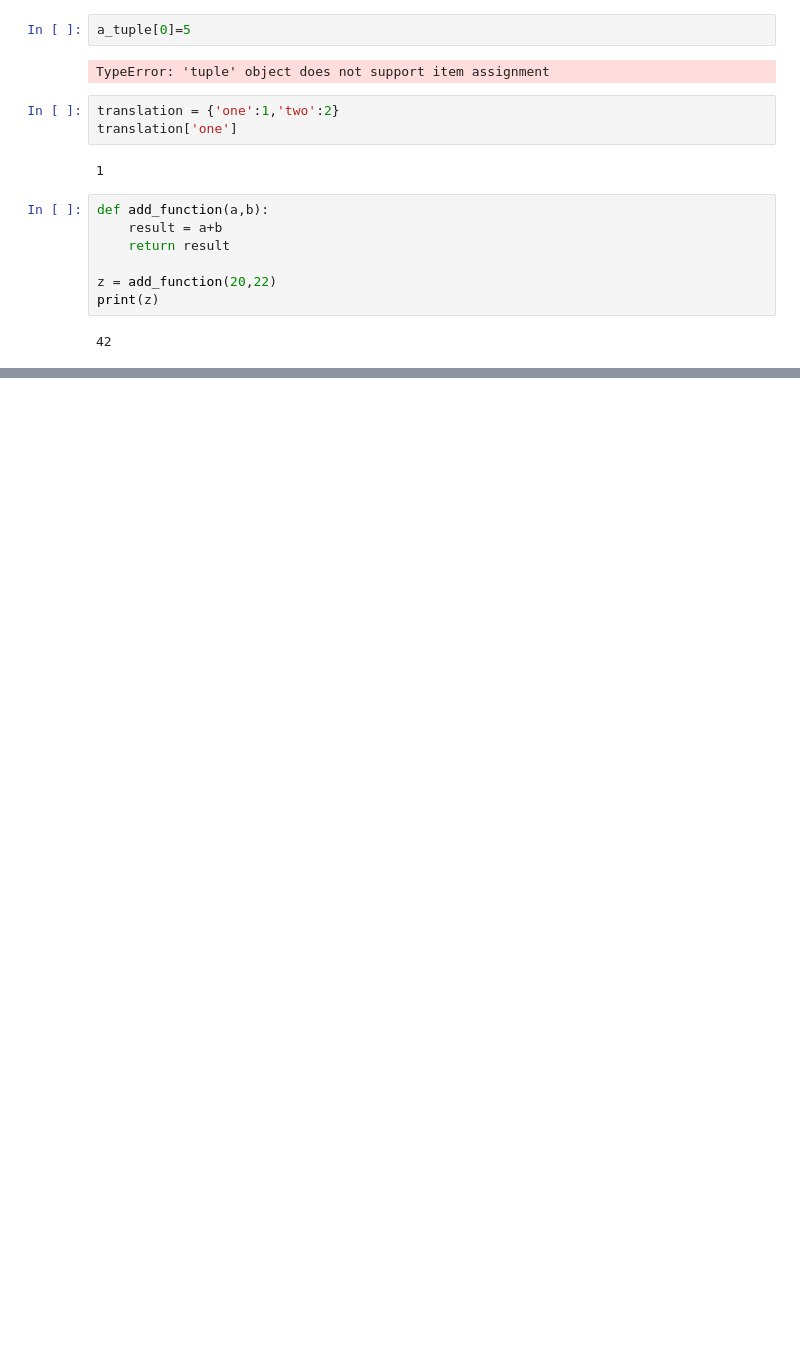
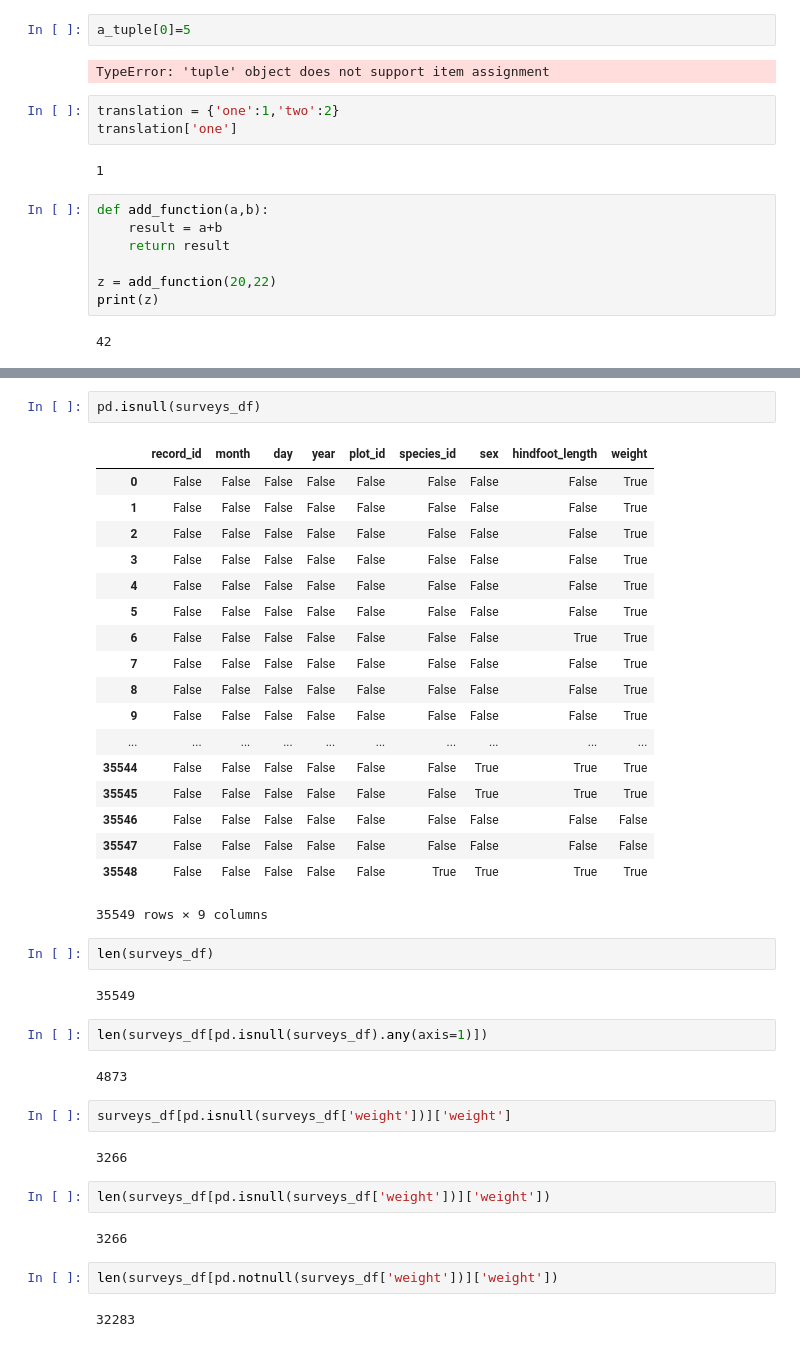
Before and after one commit to tmorrell/carpentry_plotting_demo, a Jupyter notebook: Notebook.ipynb, the cells around one changed output, grey strips where cells are left out. Drawn from its saved outputs; the diff is of its cells as text; blank space fills up the shorter version.

```diff
--- a/Notebook.ipynb
+++ b/Notebook.ipynb
@@ -101,0 +234,41 @@ print(z)
+# %%
+pd.isnull(surveys_df)
+# %% [output]
+|  | record_id | month | day | year | plot_id | species_id | sex | hindfoot_length | weight |
+| 0 | False | False | False | False | False | False | False | False | True |
+| 1 | False | False | False | False | False | False | False | False | True |
+| 2 | False | False | False | False | False | False | False | False | True |
+| 3 | False | False | False | False | False | False | False | False | True |
+| 4 | False | False | False | False | False | False | False | False | True |
+| 5 | False | False | False | False | False | False | False | False | True |
+| 6 | False | False | False | False | False | False | False | True | True |
+| 7 | False | False | False | False | False | False | False | False | True |
+| 8 | False | False | False | False | False | False | False | False | True |
+| 9 | False | False | False | False | False | False | False | False | True |
+| ... | ... | ... | ... | ... | ... | ... | ... | ... | ... |
+| 35544 | False | False | False | False | False | False | True | True | True |
+| 35545 | False | False | False | False | False | False | True | True | True |
+| 35546 | False | False | False | False | False | False | False | False | False |
+| 35547 | False | False | False | False | False | False | False | False | False |
+| 35548 | False | False | False | False | False | True | True | True | True |
+35549 rows × 9 columns
+# %%
+len(surveys_df)
+# %% [output]
+35549
+# %%
+len(surveys_df[pd.isnull(surveys_df).any(axis=1)])
+# %% [output]
+4873
+# %%
+surveys_df[pd.isnull(surveys_df['weight'])]['weight']
+# %% [output]
+3266
+# %%
+len(surveys_df[pd.isnull(surveys_df['weight'])]['weight'])
+# %% [output]
+3266
+# %%
+len(surveys_df[pd.notnull(surveys_df['weight'])]['weight'])
+# %% [output]
+32283
```
Also changed, not shown: parts of 20 cells of this notebook, 1 other file.
